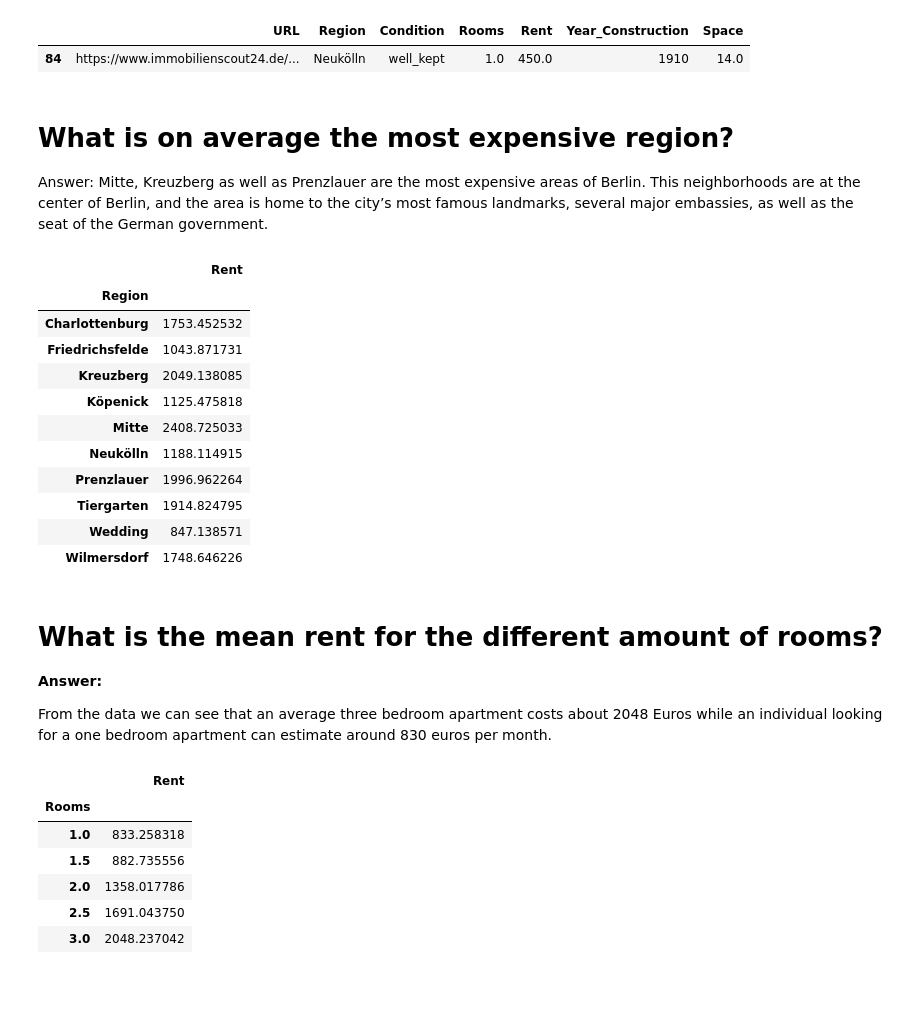
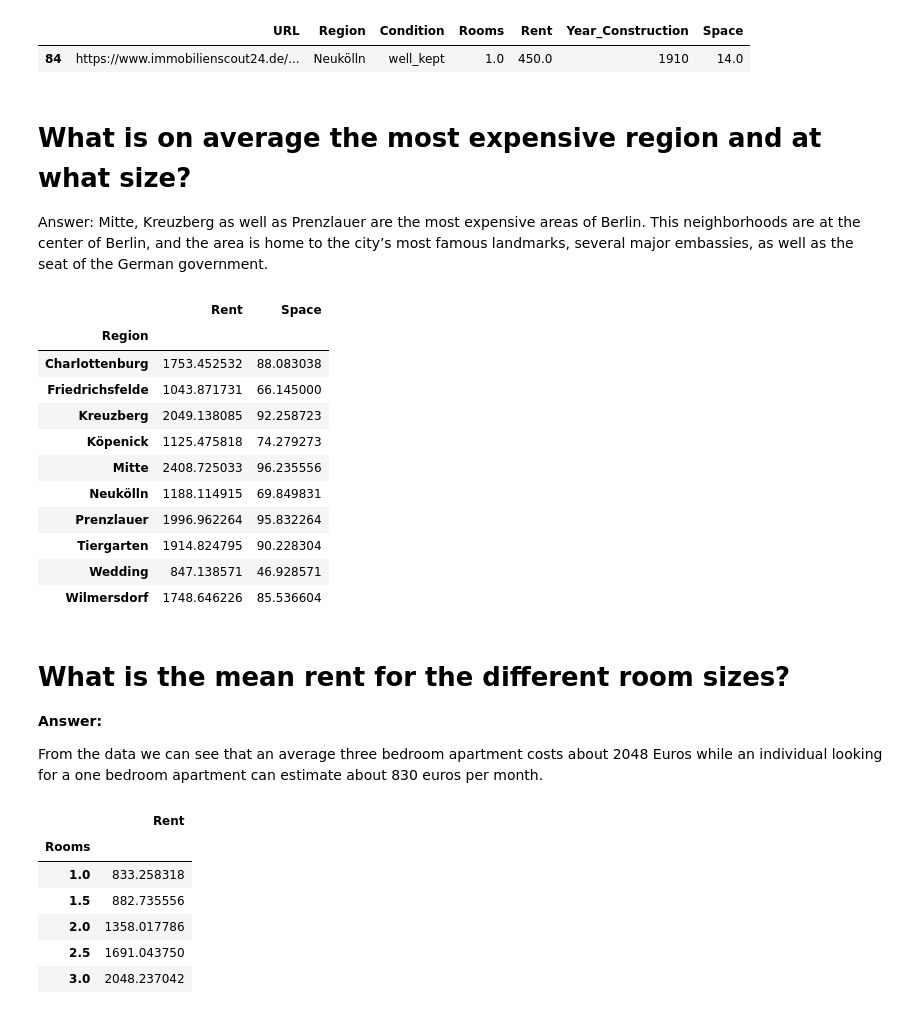
Before and after one commit to Amakudegloria/Berlin_Flates_Projects, a Jupyter notebook: Immobilien_Scout_24.ipynb, the cells around one changed output. Cells and saved outputs as stored; diff of their text form; code cells hidden in the pictures; blank space fills up the shorter version.

```diff
--- a/Immobilien_Scout_24.ipynb
+++ b/Immobilien_Scout_24.ipynb
@@ -167,31 +170,31 @@ min_space.iloc[:1]
 |  | URL | Region | Condition | Rooms | Rent | Year_Construction | Space |
 | 84 | https://www.immobilienscout24.de/... | Neukölln | well_kept | 1.0 | 450.0 | 1910 | 14.0 |
 # %% [markdown]
-# **What is on average the most expensive region?**
+# **What is on average the most expensive region and at what size?**
 
 Answer:
 Mitte, Kreuzberg as well as Prenzlauer are the most expensive areas of Berlin. This neighborhoods are at the center of Berlin, and the area is home to the city’s most famous landmarks, several major embassies, as well as the seat of the German government.
 # %%
-rentals.groupby('Region')[['Rent']].mean().style.background_gradient(cmap='YlOrRd')
+rentals.groupby('Region')[['Rent','Space']].mean().style.background_gradient(cmap='YlOrRd')
 # %% [output]
-|  | Rent |
-| Region |  |
-| Charlottenburg | 1753.452532 |
-| Friedrichsfelde | 1043.871731 |
-| Kreuzberg | 2049.138085 |
-| Köpenick | 1125.475818 |
-| Mitte | 2408.725033 |
-| Neukölln | 1188.114915 |
-| Prenzlauer | 1996.962264 |
-| Tiergarten | 1914.824795 |
-| Wedding | 847.138571 |
-| Wilmersdorf | 1748.646226 |
+|  | Rent | Space |
+| Region |  |  |
+| Charlottenburg | 1753.452532 | 88.083038 |
+| Friedrichsfelde | 1043.871731 | 66.145000 |
+| Kreuzberg | 2049.138085 | 92.258723 |
+| Köpenick | 1125.475818 | 74.279273 |
+| Mitte | 2408.725033 | 96.235556 |
+| Neukölln | 1188.114915 | 69.849831 |
+| Prenzlauer | 1996.962264 | 95.832264 |
+| Tiergarten | 1914.824795 | 90.228304 |
+| Wedding | 847.138571 | 46.928571 |
+| Wilmersdorf | 1748.646226 | 85.536604 |
 # %% [markdown]
-# **What is the mean rent for the different amount of rooms?**
+# **What is the mean rent for the different room sizes?**
 
 **Answer:**
 
-From the data we can see that an average three bedroom apartment costs about 2048 Euros while an individual looking for a one bedroom apartment can estimate around 830 euros per month.
+From the data we can see that an average three bedroom apartment costs about 2048 Euros while an individual looking for a one bedroom apartment can estimate about 830 euros per month.
 # %%
 rentals.groupby('Rooms')[['Rent']].mean().style.background_gradient(cmap='YlOrRd')
 # %% [output]
```
Also changed, not shown: parts of 43 cells of this notebook.
